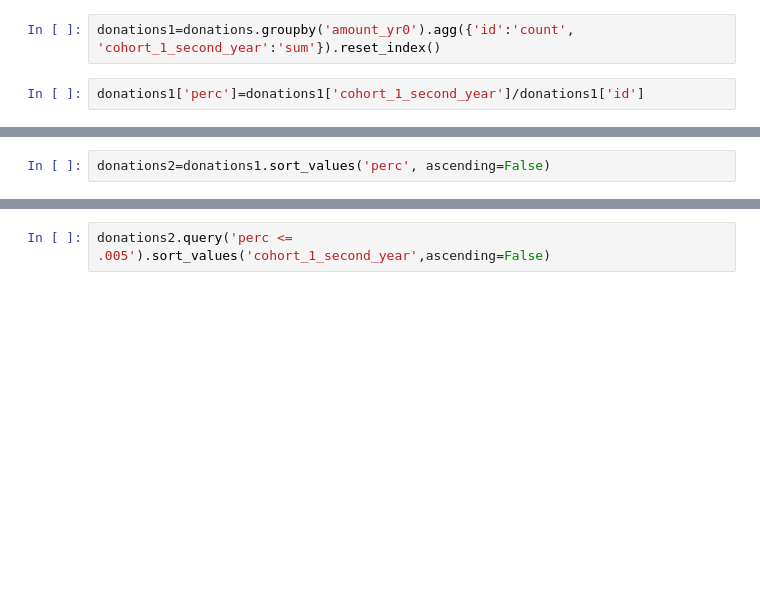
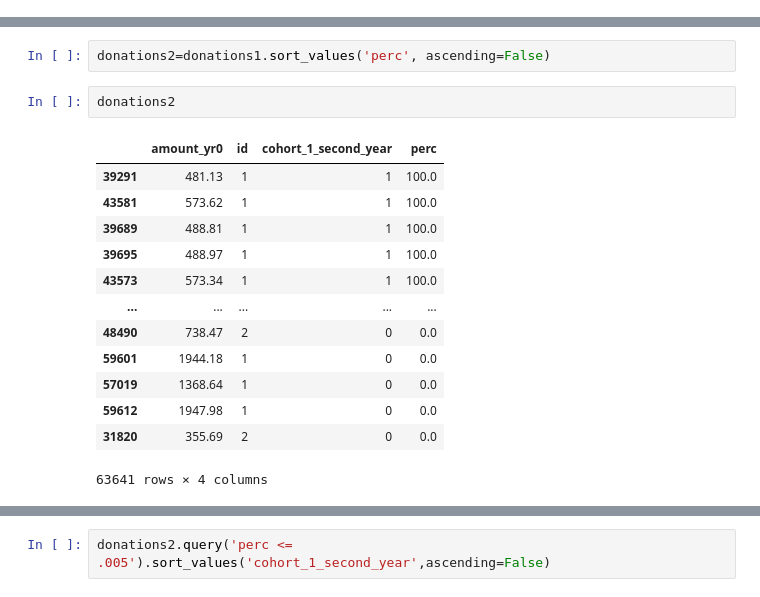
Before and after one commit to erinmarieanderson/donations_part_II, a Jupyter notebook: notebooks/19_amount_frequencies.ipynb, the cells around one changed output, grey strips where cells are left out. Drawn from its saved outputs; the diff is of its cells as text; blank space fills up the shorter version.

```diff
--- a/notebooks/19_amount_frequencies.ipynb
+++ b/notebooks/19_amount_frequencies.ipynb
@@ -36,4 +78,0 @@ donations.groupby('amount_yr0').agg({'id':'count', 'cohort_1_second_year':'sum'}
-# %%
-donations1=donations.groupby('amount_yr0').agg({'id':'count', 'cohort_1_second_year':'sum'}).reset_index()
-# %%
-donations1['perc']=donations1['cohort_1_second_year']/donations1['id']
@@ -40,4 +95,20 @@ donations1['perc']=donations1['cohort_1_second_year']/donations1['id']
 # %%
 donations2=donations1.sort_values('perc', ascending=False)
+# %%
+donations2
+# %% [output]
+|  | amount_yr0 | id | cohort_1_second_year | perc |
+| 39291 | 481.13 | 1 | 1 | 100.0 |
+| 43581 | 573.62 | 1 | 1 | 100.0 |
+| 39689 | 488.81 | 1 | 1 | 100.0 |
+| 39695 | 488.97 | 1 | 1 | 100.0 |
+| 43573 | 573.34 | 1 | 1 | 100.0 |
+| ... | ... | ... | ... | ... |
+| 48490 | 738.47 | 2 | 0 | 0.0 |
+| 59601 | 1944.18 | 1 | 0 | 0.0 |
+| 57019 | 1368.64 | 1 | 0 | 0.0 |
+| 59612 | 1947.98 | 1 | 0 | 0.0 |
+| 31820 | 355.69 | 2 | 0 | 0.0 |
+63641 rows × 4 columns
 # %%
 fig = px.histogram(donations1, x="perc",
```
Also changed, not shown: parts of 11 cells of this notebook.
